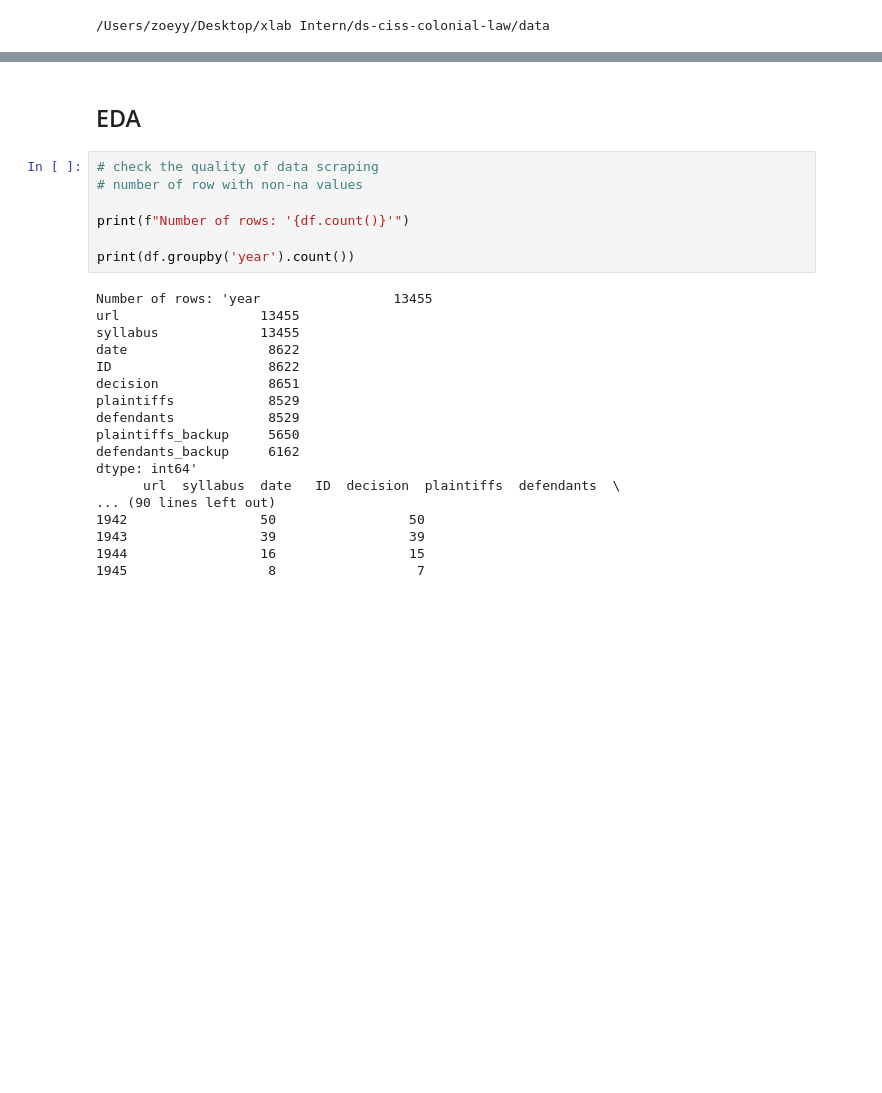
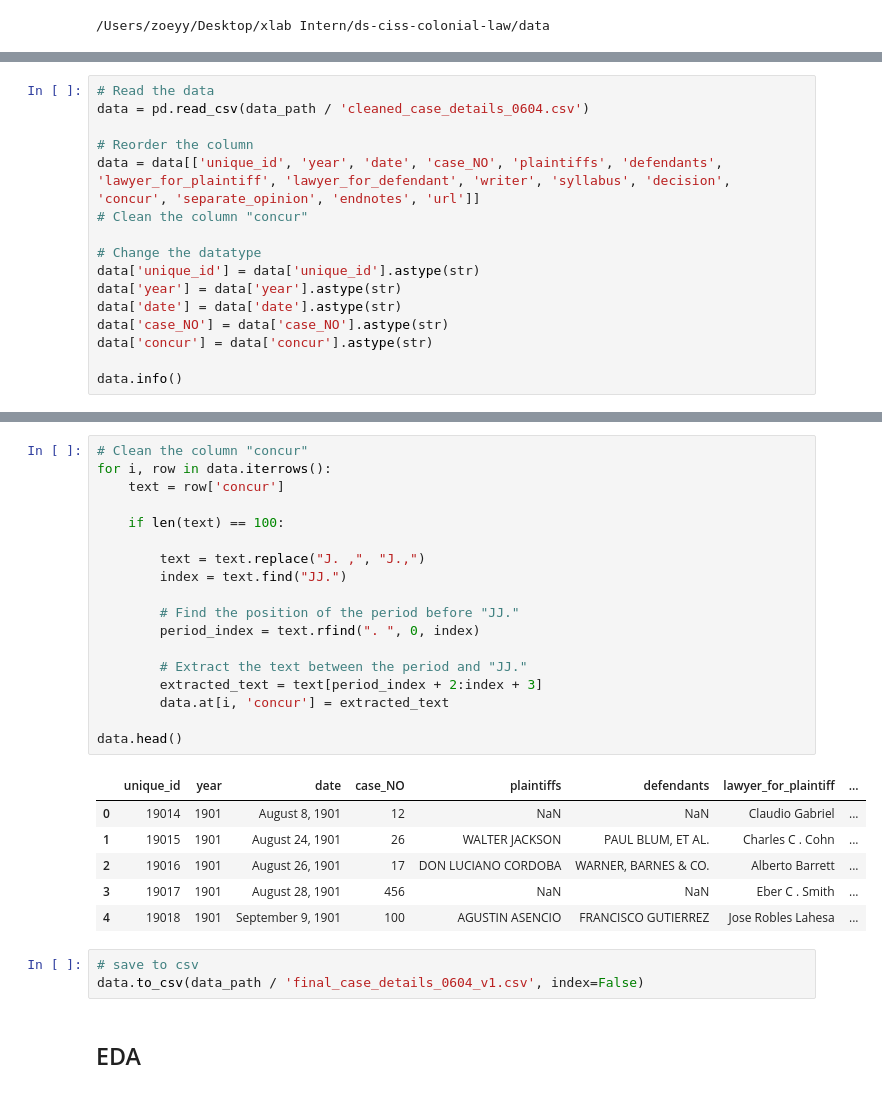
Before and after one commit to BU-Spark/ds-ciss-colonial-law, a Jupyter notebook: code/data_scrap.ipynb, the cells around one changed output, grey strips where cells are left out. Drawn from its saved outputs; the diff is of its cells as text; blank space fills up the shorter version.

```diff
--- a/code/data_scrap.ipynb
+++ b/code/data_scrap.ipynb
@@ -218,0 +584,16 @@ df.head()
+# %%
+# Read the data
+data = pd.read_csv(data_path / 'cleaned_case_details_0604.csv')
+
+# Reorder the column
+data = data[['unique_id', 'year', 'date', 'case_NO', 'plaintiffs', 'defendants', 'lawyer_for_plaintiff', 'lawyer_for_defendant', 'writer', 'syllabus', 'decision', 'concur', 'separate_opinion', 'endnotes', 'url']]
+# Clean the column "concur"
+
+# Change the datatype
+data['unique_id'] = data['unique_id'].astype(str)
+data['year'] = data['year'].astype(str)
+data['date'] = data['date'].astype(str)
+data['case_NO'] = data['case_NO'].astype(str)
+data['concur'] = data['concur'].astype(str)
+
+data.info()
@@ -219,27 +618,30 @@ df.head()
+# %%
+# Clean the column "concur"
+for i, row in data.iterrows():
+    text = row['concur']
+
+    if len(text) == 100:
+
+        text = text.replace("J. ,", "J.,")
+        index = text.find("JJ.")
+
+        # Find the position of the period before "JJ."
+        period_index = text.rfind(". ", 0, index)
+
+        # Extract the text between the period and "JJ."
+        extracted_text = text[period_index + 2:index + 3]
+        data.at[i, 'concur'] = extracted_text
+
+data.head()
+# %% [output]
+|  | unique_id | year | date | case_NO | plaintiffs | defendants | lawyer_for_plaintiff | ... |
+| 0 | 19014 | 1901 | August 8, 1901 | 12 | NaN | NaN | Claudio Gabriel | ... |
+| 1 | 19015 | 1901 | August 24, 1901 | 26 | WALTER JACKSON | PAUL BLUM, ET AL. | Charles C . Cohn | ... |
+| 2 | 19016 | 1901 | August 26, 1901 | 17 | DON LUCIANO CORDOBA | WARNER, BARNES & CO. | Alberto Barrett | ... |
+| 3 | 19017 | 1901 | August 28, 1901 | 456 | NaN | NaN | Eber C . Smith | ... |
+| 4 | 19018 | 1901 | September 9, 1901 | 100 | AGUSTIN ASENCIO | FRANCISCO GUTIERREZ | Jose Robles Lahesa | ... |
+# %%
+# save to csv
+data.to_csv(data_path / 'final_case_details_0604_v1.csv', index=False)
 # %% [markdown]
 ## EDA
-# %%
-# check the quality of data scraping
-# number of row with non-na values
-
-print(f"Number of rows: '{df.count()}'")
-
-print(df.groupby('year').count())
-# %% [output]
-Number of rows: 'year                 13455
-url                  13455
-syllabus             13455
-date                  8622
-ID                    8622
-decision              8651
-plaintiffs            8529
-defendants            8529
-plaintiffs_backup     5650
-defendants_backup     6162
-dtype: int64'
-      url  syllabus  date   ID  decision  plaintiffs  defendants  \
-... (90 lines left out)
-1942                 50                 50
-1943                 39                 39
-1944                 16                 15
-1945                  8                  7
```
Also changed, not shown: parts of 17 cells of this notebook, 1 other file.
